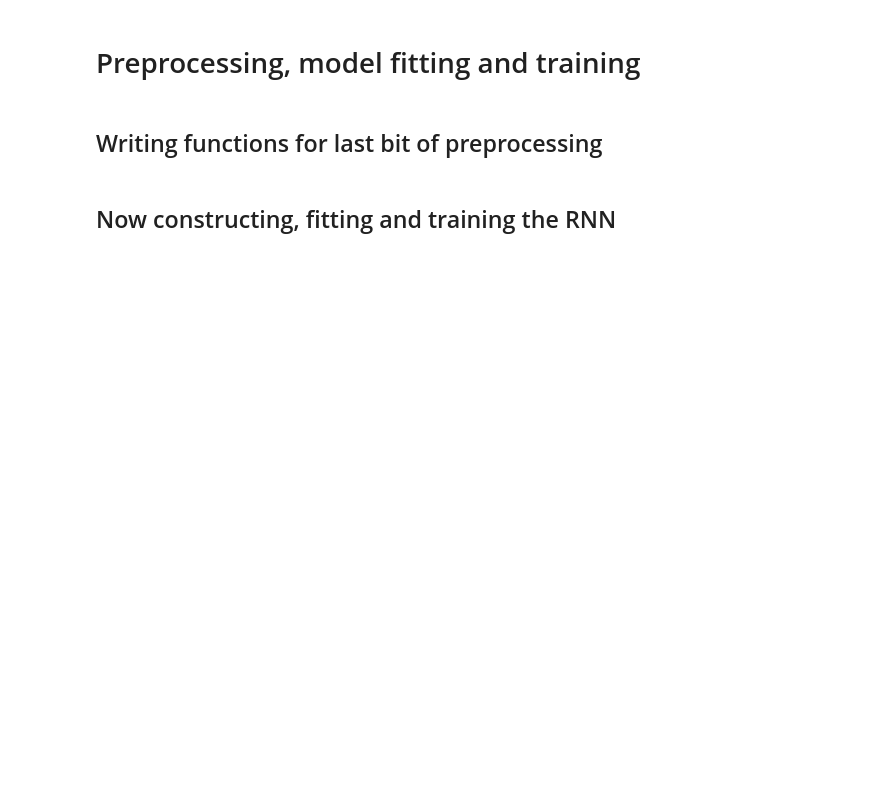
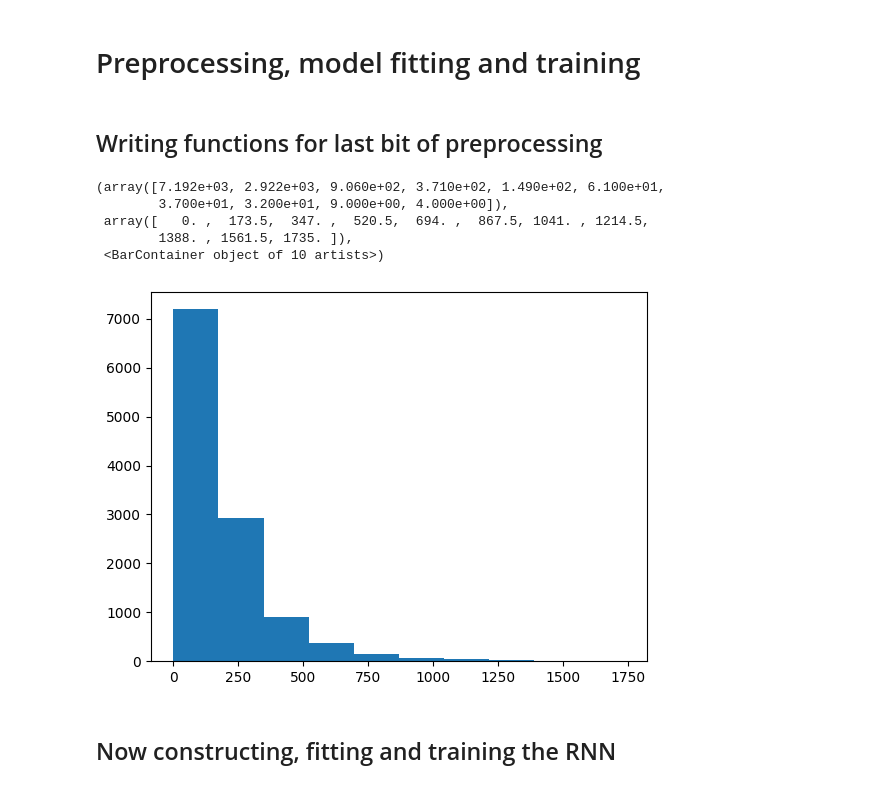
Before and after one commit to m-hall-789/predicting-goodreads-reviews, a Jupyter notebook: dataset-exploration.ipynb, the cells around one changed output. Cells and saved outputs as stored; diff of their text form; code cells hidden in the pictures; blank space fills up the shorter version.

Commit message:
Removed stop words and lemmatized.

```diff
--- a/dataset-exploration.ipynb
+++ b/dataset-exploration.ipynb
@@ -385,0 +284,2 @@ def rejoin_reviews(filtered_sequences):
+# %%
+stop_words = set(stopwords.words('english'))
@@ -386,7 +288,34 @@ def rejoin_reviews(filtered_sequences):
+# %%
+def remove_stop_words(word_sequences):
+    stop_word_removed_sequences = []
+    for word_sequence in word_sequences:
+        stop_word_removed_sequence = [w for w in word_sequence if not w in stop_words]
+        stop_word_removed_sequences.append(stop_word_removed_sequence)
+    return stop_word_removed_sequences
+# %%
+def lemmatize_sequences(word_sequences):
+    lemmatized_sequences = []
+    for word_sequence in word_sequences:
+        verb_lemmatized = [WordNetLemmatizer().lemmatize(word, pos = "v") for word in word_sequence]
+        noun_lemmatized = [WordNetLemmatizer().lemmatize(word, pos = "n") for word in verb_lemmatized]
+        lemmatized_sequences.append(noun_lemmatized)
+    return lemmatized_sequences
 # %%
 X_sequences = [text_to_word_sequence(_) for _ in X_raw]
 X_sequences_filtered = remove_non_english_words(X_sequences)
-X = rejoin_reviews(X_sequences_filtered)
+X_stop_words_removed = remove_stop_words(X_sequences_filtered)
+X_lemmatized = lemmatize_sequences(X_stop_words_removed)
+X = rejoin_reviews(X_lemmatized)
+# %%
+new_lengths = [len(review_sequence) for review_sequence in X_lemmatized]
+plt.hist(new_lengths, bins=10)
+# %% [output]
+(array([7.192e+03, 2.922e+03, 9.060e+02, 3.710e+02, 1.490e+02, 6.100e+01,
+        3.700e+01, 3.200e+01, 9.000e+00, 4.000e+00]),
+ array([   0. ,  173.5,  347. ,  520.5,  694. ,  867.5, 1041. , 1214.5,
+        1388. , 1561.5, 1735. ]),
+ <BarContainer object of 10 artists>)
+[figure, added]
 # %%
 X_train, X_test, y_train, y_test = \
     train_test_split(X, y, test_size=0.20, random_state=1)
```
Also changed, not shown: parts of 49 cells of this notebook, 1 other file.
